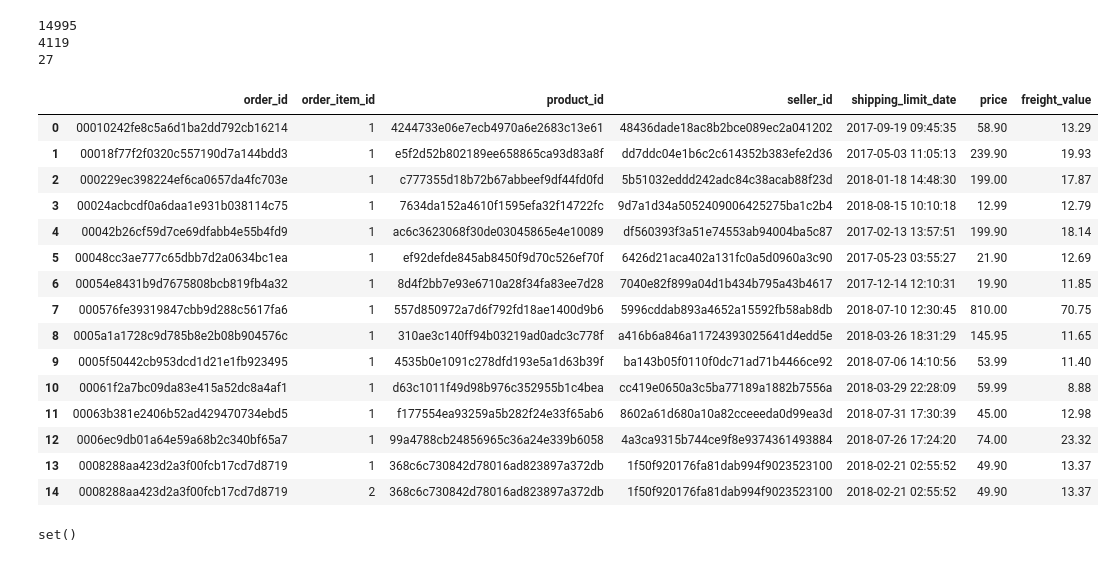
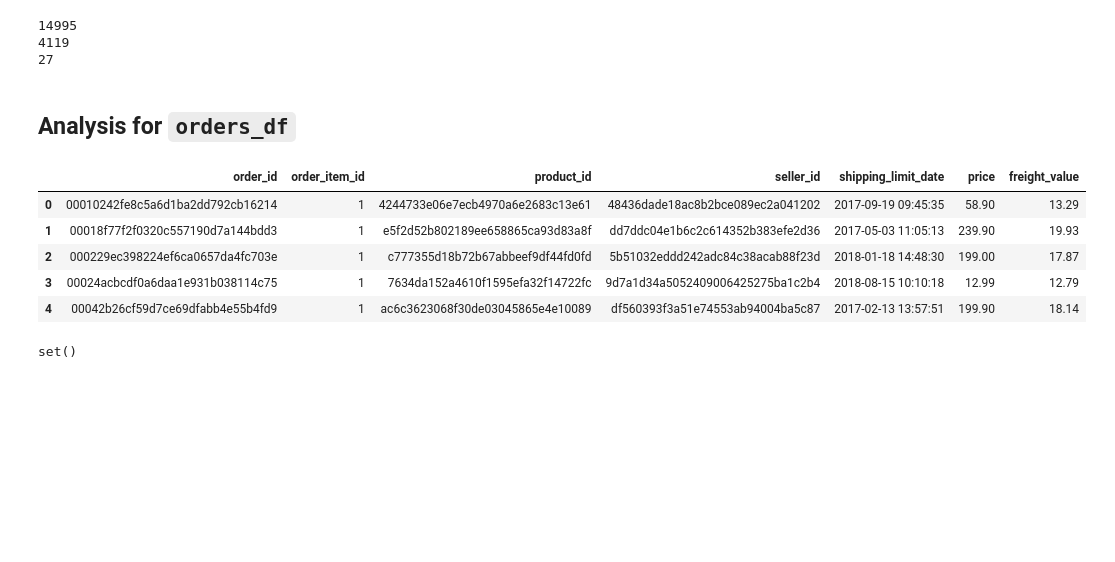
Before and after one commit to AnanyaKishore/da2402-project-ecom-analysis, a Jupyter notebook: data_analysis.ipynb, the cells around one changed output. Saved outputs shown, nothing was run; the diff lists cells and outputs as text; code cells hidden in the pictures; blank space fills up the shorter version.

```diff
--- a/data_analysis.ipynb
+++ b/data_analysis.ipynb
@@ -116,26 +108,18 @@ print(customers_df["customer_state"].nunique())
 14995
 4119
 27
+# %% [markdown]
+## Analysis for `orders_df`
 # %%
 orders_df = pd.read_csv("olist_order_items_dataset.csv", parse_dates=["shipping_limit_date"])
-orders_df.head(15)
+orders_df.head()
 # %% [output]
 |  | order_id | order_item_id | product_id | seller_id | shipping_limit_date | price | freight_value |
 | 0 | 00010242fe8c5a6d1ba2dd792cb16214 | 1 | 4244733e06e7ecb4970a6e2683c13e61 | 48436dade18ac8b2bce089ec2a041202 | 2017-09-19 09:45:35 | 58.90 | 13.29 |
 | 1 | 00018f77f2f0320c557190d7a144bdd3 | 1 | e5f2d52b802189ee658865ca93d83a8f | dd7ddc04e1b6c2c614352b383efe2d36 | 2017-05-03 11:05:13 | 239.90 | 19.93 |
 | 2 | 000229ec398224ef6ca0657da4fc703e | 1 | c777355d18b72b67abbeef9df44fd0fd | 5b51032eddd242adc84c38acab88f23d | 2018-01-18 14:48:30 | 199.00 | 17.87 |
 | 3 | 00024acbcdf0a6daa1e931b038114c75 | 1 | 7634da152a4610f1595efa32f14722fc | 9d7a1d34a5052409006425275ba1c2b4 | 2018-08-15 10:10:18 | 12.99 | 12.79 |
 | 4 | 00042b26cf59d7ce69dfabb4e55b4fd9 | 1 | ac6c3623068f30de03045865e4e10089 | df560393f3a51e74553ab94004ba5c87 | 2017-02-13 13:57:51 | 199.90 | 18.14 |
-| 5 | 00048cc3ae777c65dbb7d2a0634bc1ea | 1 | ef92defde845ab8450f9d70c526ef70f | 6426d21aca402a131fc0a5d0960a3c90 | 2017-05-23 03:55:27 | 21.90 | 12.69 |
-| 6 | 00054e8431b9d7675808bcb819fb4a32 | 1 | 8d4f2bb7e93e6710a28f34fa83ee7d28 | 7040e82f899a04d1b434b795a43b4617 | 2017-12-14 12:10:31 | 19.90 | 11.85 |
-| 7 | 000576fe39319847cbb9d288c5617fa6 | 1 | 557d850972a7d6f792fd18ae1400d9b6 | 5996cddab893a4652a15592fb58ab8db | 2018-07-10 12:30:45 | 810.00 | 70.75 |
-| 8 | 0005a1a1728c9d785b8e2b08b904576c | 1 | 310ae3c140ff94b03219ad0adc3c778f | a416b6a846a11724393025641d4edd5e | 2018-03-26 18:31:29 | 145.95 | 11.65 |
-| 9 | 0005f50442cb953dcd1d21e1fb923495 | 1 | 4535b0e1091c278dfd193e5a1d63b39f | ba143b05f0110f0dc71ad71b4466ce92 | 2018-07-06 14:10:56 | 53.99 | 11.40 |
-| 10 | 00061f2a7bc09da83e415a52dc8a4af1 | 1 | d63c1011f49d98b976c352955b1c4bea | cc419e0650a3c5ba77189a1882b7556a | 2018-03-29 22:28:09 | 59.99 | 8.88 |
-| 11 | 00063b381e2406b52ad429470734ebd5 | 1 | f177554ea93259a5b282f24e33f65ab6 | 8602a61d680a10a82cceeeda0d99ea3d | 2018-07-31 17:30:39 | 45.00 | 12.98 |
-| 12 | 0006ec9db01a64e59a68b2c340bf65a7 | 1 | 99a4788cb24856965c36a24e339b6058 | 4a3ca9315b744ce9f8e9374361493884 | 2018-07-26 17:24:20 | 74.00 | 23.32 |
-| 13 | 0008288aa423d2a3f00fcb17cd7d8719 | 1 | 368c6c730842d78016ad823897a372db | 1f50f920176fa81dab994f9023523100 | 2018-02-21 02:55:52 | 49.90 | 13.37 |
-| 14 | 0008288aa423d2a3f00fcb17cd7d8719 | 2 | 368c6c730842d78016ad823897a372db | 1f50f920176fa81dab994f9023523100 | 2018-02-21 02:55:52 | 49.90 | 13.37 |
 # %%
 set1 = set(customers_df["customer_id"])
 set2 = set(orders_df["order_id"])
```
Also changed, not shown: parts of 35 cells of this notebook.
